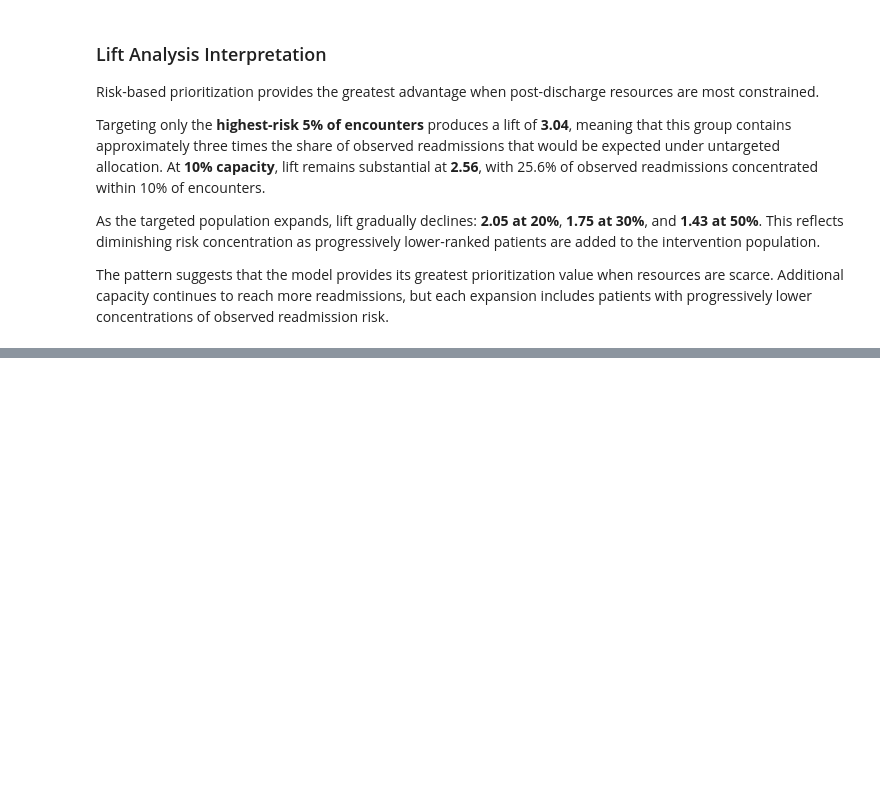
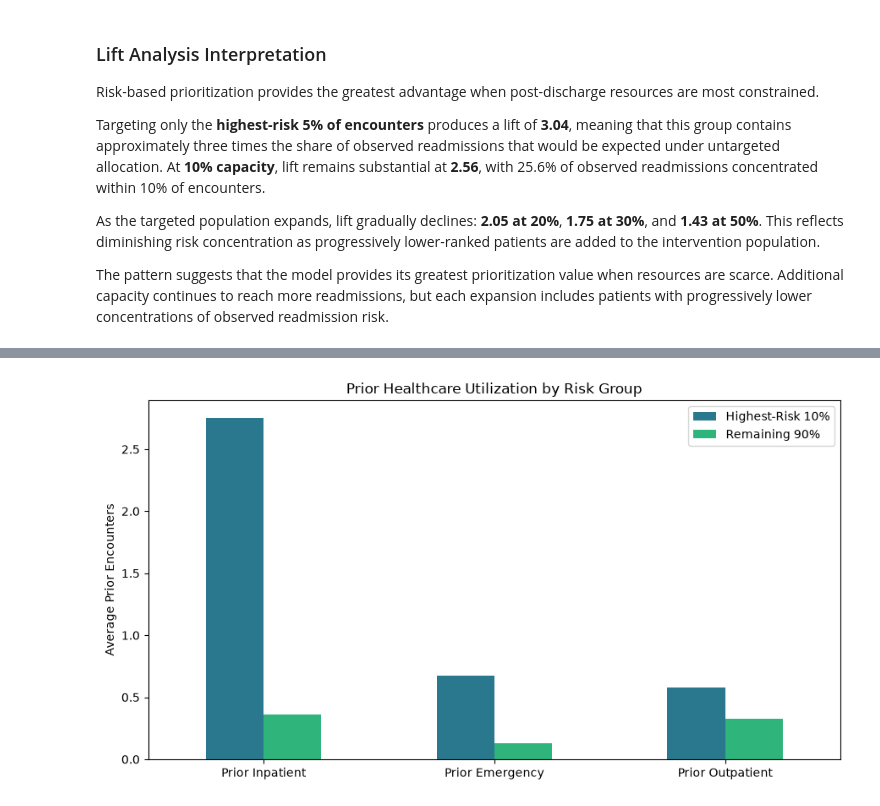
Before and after one commit to byegond-beep/hospital-readmission-resource-allocation-analytics, a Jupyter notebook: notebooks/07-readmission_decision_analysis.ipynb, the cells around one changed output, grey strips where cells are left out. Saved outputs shown, nothing was run; the diff lists cells and outputs as text; code cells hidden in the pictures; blank space fills up the shorter version.

```diff
--- a/notebooks/07-readmission_decision_analysis.ipynb
+++ b/notebooks/07-readmission_decision_analysis.ipynb
@@ -335,0 +480,36 @@ The pattern suggests that the model provides its greatest prioritization value w
+# %%
+utilization_features = [
+    "number_inpatient",
+    "number_emergency",
+    "number_outpatient"
+]
+
+utilization_plot = (
+    high_risk_profile
+    .loc[utilization_features, ["Highest-Risk 10%", "Remaining 90%"]]
+    .rename(index={
+        "number_inpatient": "Prior Inpatient",
+        "number_emergency": "Prior Emergency",
+        "number_outpatient": "Prior Outpatient"
+    })
+)
+
+ax = utilization_plot.plot(
+    kind="bar",
+    figsize=(9, 5),
+    color=[
+        plt.cm.viridis(0.40),
+        plt.cm.viridis(0.65)
+    ]
+)
+
+plt.xlabel("")
+plt.ylabel("Average Prior Encounters")
+plt.title("Prior Healthcare Utilization by Risk Group")
+
+plt.xticks(rotation=0)
+plt.legend(title="")
+plt.tight_layout()
+plt.show()
+# %% [output]
+[figure, added]
```
Also changed, not shown: parts of 24 cells of this notebook.
